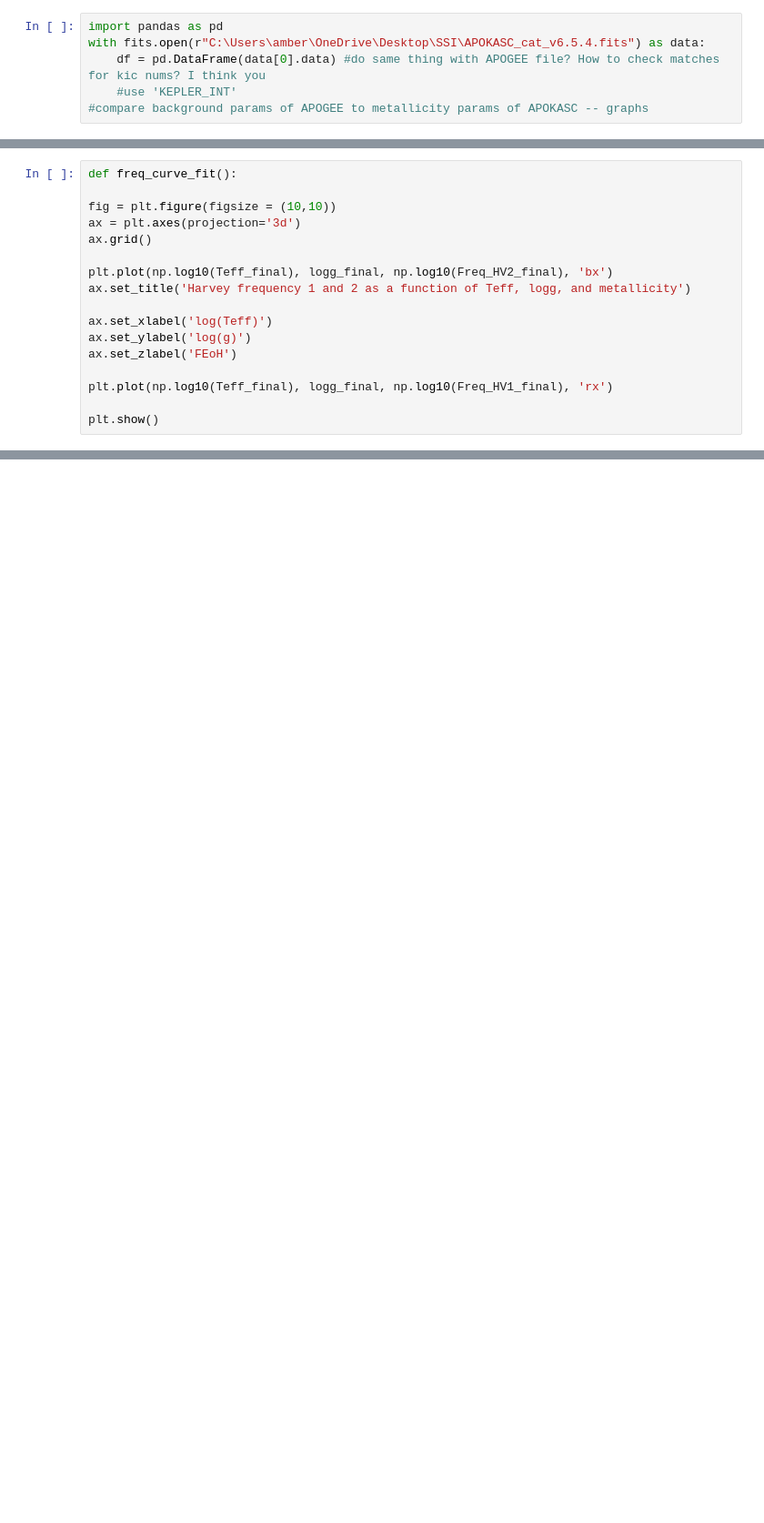
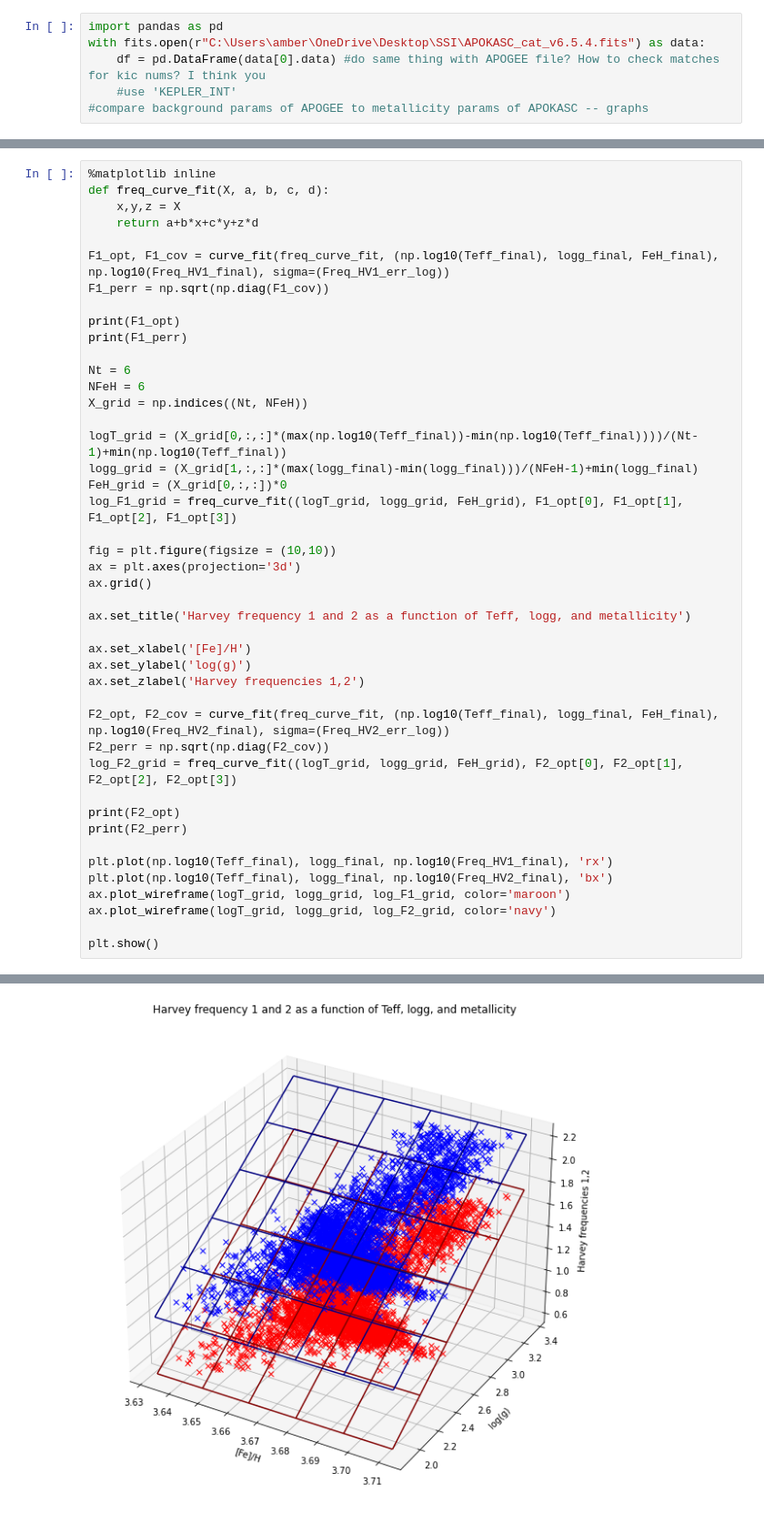
Before and after one commit to pollygecko/sharing-APOGEE_APOKASC, a Jupyter notebook: SSI APOGEE and APOKASC Stars.ipynb, the cells around one changed output, grey strips where cells are left out. Shown at 91% size. Drawn from its saved outputs; the diff is of its cells as text; blank space fills up the shorter version.

```diff
--- a/SSI APOGEE and APOKASC Stars.ipynb
+++ b/SSI APOGEE and APOKASC Stars.ipynb
@@ -242,17 +325,45 @@ ValueError: array must not contain infs or NaNs
 # %%
-def freq_curve_fit():
+%matplotlib inline
+def freq_curve_fit(X, a, b, c, d):
+    x,y,z = X
+    return a+b*x+c*y+z*d
+
+F1_opt, F1_cov = curve_fit(freq_curve_fit, (np.log10(Teff_final), logg_final, FeH_final), np.log10(Freq_HV1_final), sigma=(Freq_HV1_err_log))
+F1_perr = np.sqrt(np.diag(F1_cov))
+
+print(F1_opt)
+print(F1_perr)
+
+Nt = 6
+NFeH = 6
+X_grid = np.indices((Nt, NFeH))
+
+logT_grid = (X_grid[0,:,:]*(max(np.log10(Teff_final))-min(np.log10(Teff_final))))/(Nt-1)+min(np.log10(Teff_final))
+logg_grid = (X_grid[1,:,:]*(max(logg_final)-min(logg_final)))/(NFeH-1)+min(logg_final)
+FeH_grid = (X_grid[0,:,:])*0
+log_F1_grid = freq_curve_fit((logT_grid, logg_grid, FeH_grid), F1_opt[0], F1_opt[1], F1_opt[2], F1_opt[3])
 
 fig = plt.figure(figsize = (10,10))
 ax = plt.axes(projection='3d')
 ax.grid()
 
-plt.plot(np.log10(Teff_final), logg_final, np.log10(Freq_HV2_final), 'bx')
 ax.set_title('Harvey frequency 1 and 2 as a function of Teff, logg, and metallicity')
 
-ax.set_xlabel('log(Teff)')
+ax.set_xlabel('[Fe]/H')
 ax.set_ylabel('log(g)')
-ax.set_zlabel('FEoH')
+ax.set_zlabel('Harvey frequencies 1,2')
+
+F2_opt, F2_cov = curve_fit(freq_curve_fit, (np.log10(Teff_final), logg_final, FeH_final), np.log10(Freq_HV2_final), sigma=(Freq_HV2_err_log))
+F2_perr = np.sqrt(np.diag(F2_cov))
+log_F2_grid = freq_curve_fit((logT_grid, logg_grid, FeH_grid), F2_opt[0], F2_opt[1], F2_opt[2], F2_opt[3])
+
+print(F2_opt)
+print(F2_perr)
 
 plt.plot(np.log10(Teff_final), logg_final, np.log10(Freq_HV1_final), 'rx')
+plt.plot(np.log10(Teff_final), logg_final, np.log10(Freq_HV2_final), 'bx')
+ax.plot_wireframe(logT_grid, logg_grid, log_F1_grid, color='maroon')
+ax.plot_wireframe(logT_grid, logg_grid, log_F2_grid, color='navy')
 
 plt.show()
+# %% [output]
@@ -258,0 +374 @@ plt.show()
+[figure, added]
```
Also changed, not shown: parts of 13 cells of this notebook.
